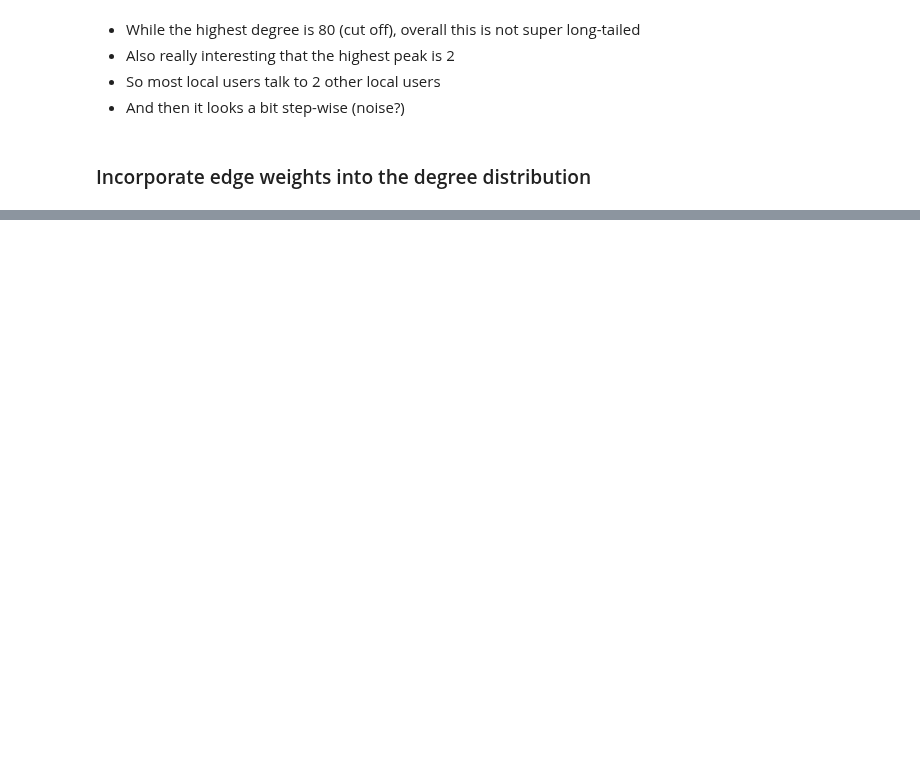
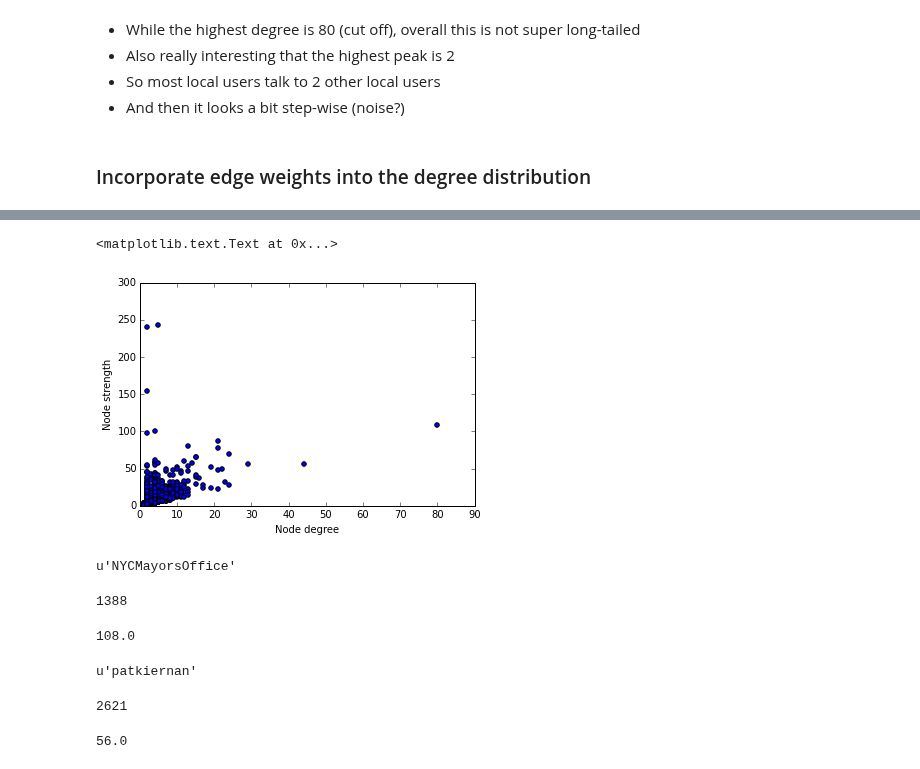
Before and after one commit to marinkala/ReplyNetworks, a Jupyter notebook: bbReplyNetworkAnalysis.ipynb, the cells around one changed output, grey strips where cells are left out. Drawn from its saved outputs; the diff is of its cells as text; code cells hidden in the pictures; blank space fills up the shorter version.

```diff
--- a/bbReplyNetworkAnalysis.ipynb
+++ b/bbReplyNetworkAnalysis.ipynb
@@ -182,0 +155,33 @@ G['LaurenLaCapra']
+# %%
+plt.scatter(orderedDegree.values(), strength)
+plt.xlim(xmin=0)
+plt.ylim(ymin=0)
+plt.xlabel('Node degree')
+plt.ylabel('Node strength')
+# %% [output]
+<matplotlib.text.Text at 0x...>
+[figure, added]
+# %%
+degree.keys()[degree.values().index(80)]
+# %% [output]
+u'NYCMayorsOffice'
+# %%
+nodelist.index('NYCMayorsOffice')
+# %% [output]
+1388
+# %%
+strength[1388]
+# %% [output]
+108.0
+# %%
+degree.keys()[degree.values().index(44)]
+# %% [output]
+u'patkiernan'
+# %%
+nodelist.index('patkiernan')
+# %% [output]
+2621
+# %%
+strength[2621]
+# %% [output]
+56.0
```
Also changed, not shown: parts of 104 cells of this notebook.
